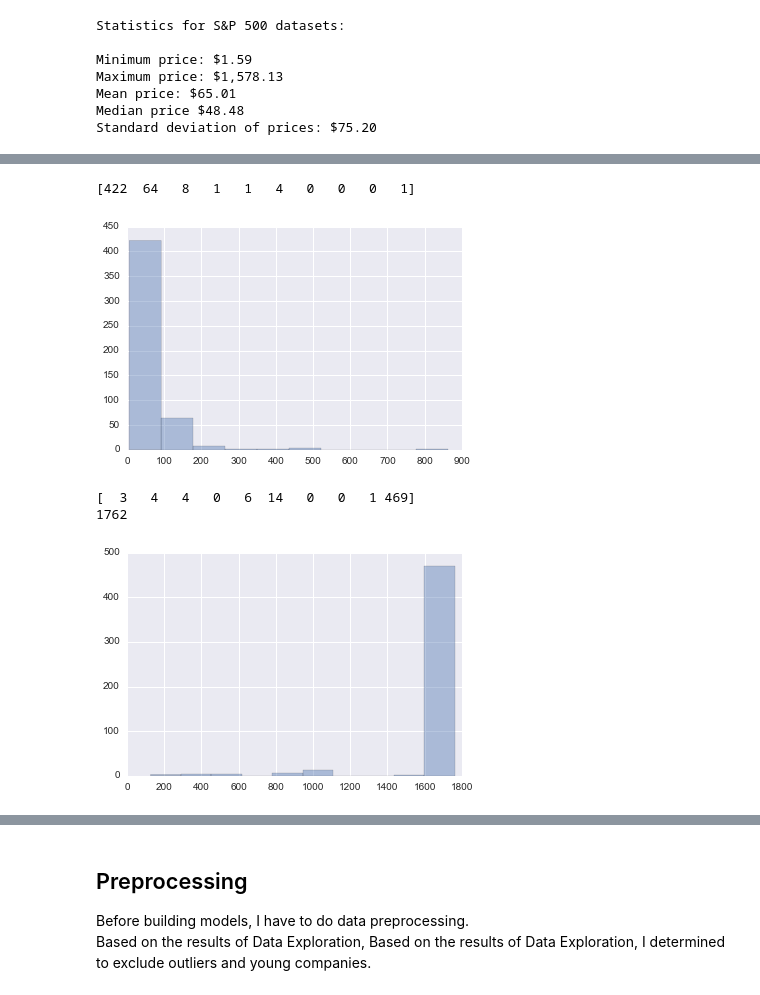
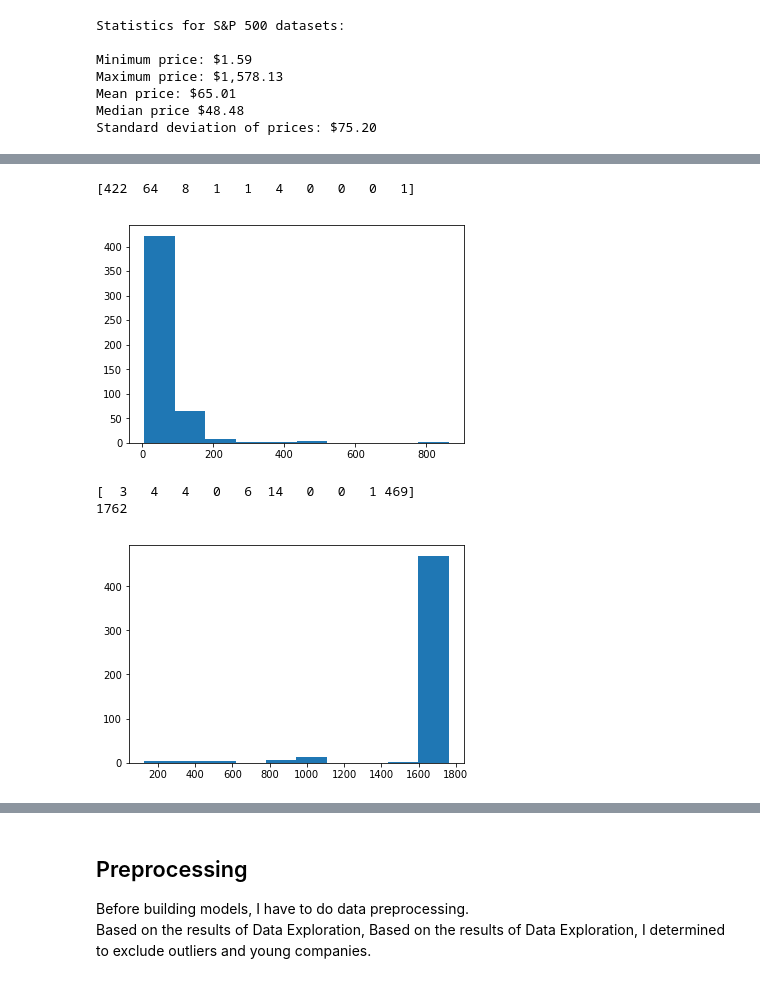
Before and after one commit to kakakazuma/machine-learning, a Jupyter notebook: projects/capstone/my_stock_prediction/my_stock_prediction.ipynb, the cells around one changed output, grey strips where cells are left out. Saved outputs shown, nothing was run; the diff lists cells and outputs as text; code cells hidden in the pictures.

```diff
--- a/projects/capstone/my_stock_prediction/my_stock_prediction.ipynb
+++ b/projects/capstone/my_stock_prediction/my_stock_prediction.ipynb
@@ -62,17 +89,17 @@ Standard deviation of prices: $75.20
 # %%
 ## check if outlier company exists
 mean_company_prices = prices_dataset.groupby('symbol')['close'].mean()
-sns.distplot(mean_company_prices.values, kde=False, rug=False, bins=10)
+plt.hist(mean_company_prices.values)
 
 hist, bin_edges = np.histogram(mean_company_prices.values, bins=10)
 print hist
 # %% [output]
 [422  64   8   1   1   4   0   0   0   1]
-[figure, old version]
+[figure, new version]
 # %%
 ## check if young company exists
 company_history = prices_dataset.groupby('symbol')['close'].count()
-sns.distplot(company_history.values, kde=False, rug=False, bins=10)
+plt.hist(company_history.values)
 
 hist, bin_edges = np.histogram(company_history.values, bins=10)
 print hist
@@ -81,7 +108,7 @@ print max_history
 # %% [output]
 [  3   4   4   0   6  14   0   0   1 469]
 1762
-[figure, old version]
+[figure, new version]
 # %%
 %matplotlib inline
 ## Visualize prices of company that has min price.
```
Also changed, not shown: parts of 33 cells of this notebook, 2 other files.
